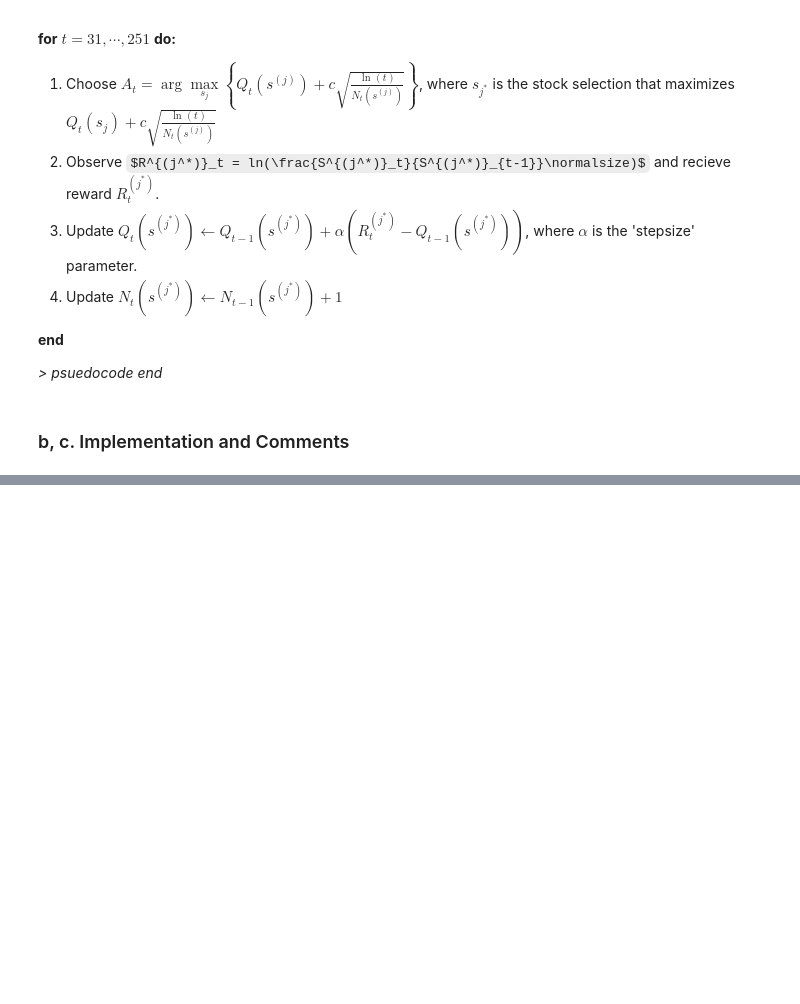
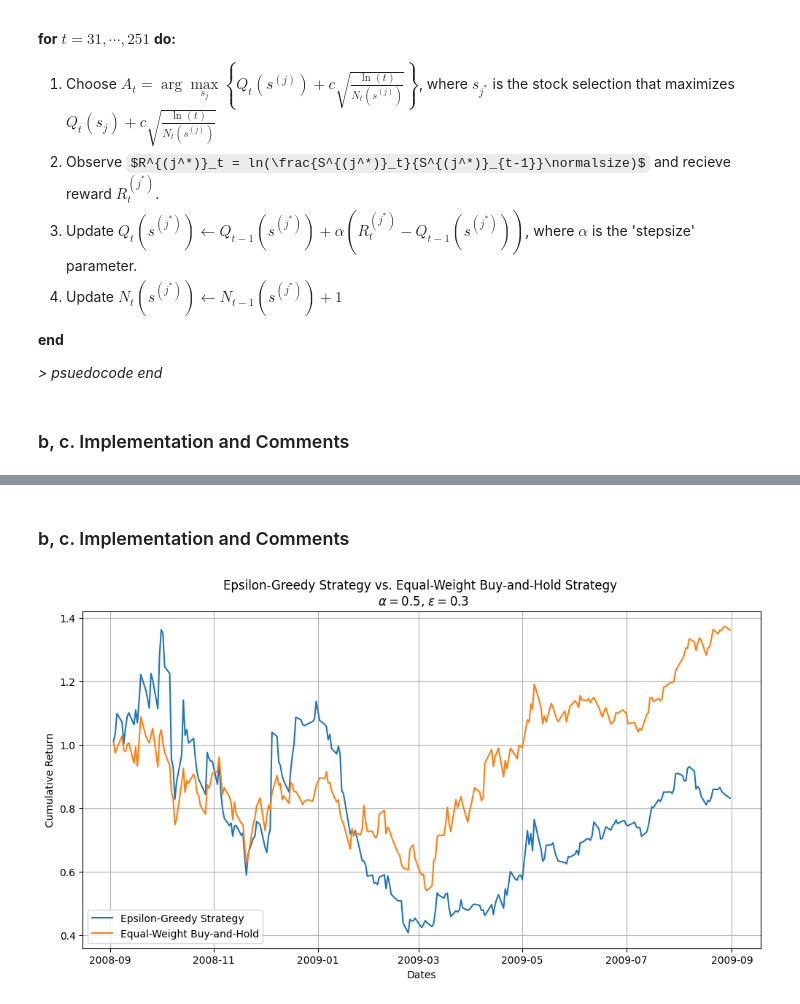
Before and after one commit to adevrent/WQU_DP, a Jupyter notebook: WQU_SM/GWP3/GWP3 Code.ipynb, the cells around one changed output, grey strips where cells are left out. Saved outputs shown, nothing was run; the diff lists cells and outputs as text; code cells hidden in the pictures; some formulas as TeX source; blank space fills up the shorter version.

Commit message:
Step 8 finished

```diff
--- a/WQU_SM/GWP3/GWP3 Code.ipynb
+++ b/WQU_SM/GWP3/GWP3 Code.ipynb
@@ -232,0 +275,78 @@ plt.show()
+# %% [markdown]
+### b, c. Implementation and Comments
+# %%
+import numpy as np
+import pandas as pd
+import matplotlib.pyplot as plt
+
+# Parameters
+T, K = daily_return.shape
+alpha = 0.5      # Step size parameter (learning rate)
+epsilon = 0.3    # Exploration rate for epsilon-greedy
+
+# Initialize Q-values and action counts
+Q_values = np.zeros(K)       # Estimated value (expected return) for each stock
+N_actions = np.zeros(K)      # Number of times each stock has been selected
+
+# Lists to store cumulative returns
+egreedy_cumulative_returns = [0]      # Cumulative log returns for epsilon-greedy strategy
+buy_and_hold_returns = [0]            # Cumulative log returns for buy-and-hold strategy
+
+# Initialize cumulative return for buy-and-hold strategy
+buy_and_hold_cum_return = 0
+
+# Calculate daily returns for equal-weight buy-and-hold strategy
+buy_and_hold_daily_returns = daily_return.mean(axis=1)
+
+# Epsilon-Greedy Algorithm Implementation
+for t in range(T):
+    # Generate a random number x from U[0,1]
+    x = np.random.rand()
+
+    if x < epsilon:
+        # Exploration: select a random action
+        action = np.random.randint(0, K)
+    else:
+        # Exploitation: select the action with the highest Q-value
+        action = np.argmax(Q_values)
+
+    # Observe reward (return) for the selected stock at time t
+    reward = daily_return.iloc[t, action]
+
+    # Update action count for the selected stock
+    N_actions[action] += 1
+
+    # Update Q-value (expected return) for the selected stock
+    Q_values[action] = Q_values[action] + alpha * (reward - Q_values[action])
+
+    # Update cumulative return for epsilon-greedy strategy
+    new_cum_return = egreedy_cumulative_returns[-1] + reward  # Sum of log returns
+    egreedy_cumulative_returns.append(new_cum_return)
+
+    # Update cumulative return for buy-and-hold strategy
+    buy_and_hold_cum_return += buy_and_hold_daily_returns.iloc[t]  # Sum of log returns
+    buy_and_hold_returns.append(buy_and_hold_cum_return)
+
+# Prepare data for plotting
+days = daily_return.index
+
+# Remove the initial zero to align with the days
+egreedy_cumulative_returns = np.array(egreedy_cumulative_returns)[1:]
+buy_and_hold_returns = np.array(buy_and_hold_returns)[1:]
+
+# Convert cumulative log returns to cumulative returns
+egreedy_cumulative_returns_exp = np.exp(egreedy_cumulative_returns)
+buy_and_hold_returns_exp = np.exp(buy_and_hold_returns)
+
+# Plot the cumulative returns
+plt.figure(figsize=(12, 6))
+plt.plot(days, egreedy_cumulative_returns_exp, label='Epsilon-Greedy Strategy')
+plt.plot(days, buy_and_hold_returns_exp, label='Equal-Weight Buy-and-Hold')
+plt.xlabel('Dates')
+plt.ylabel('Cumulative Return')
+plt.title(f'Epsilon-Greedy Strategy vs. Equal-Weight Buy-and-Hold Strategy \n $\\alpha={alpha}$, $\\varepsilon={epsilon}$')
+plt.legend()
+plt.grid(True)
+plt.show()
+# %% [output]
+[figure, added]
```
Also changed, not shown: parts of 6 cells of this notebook.
